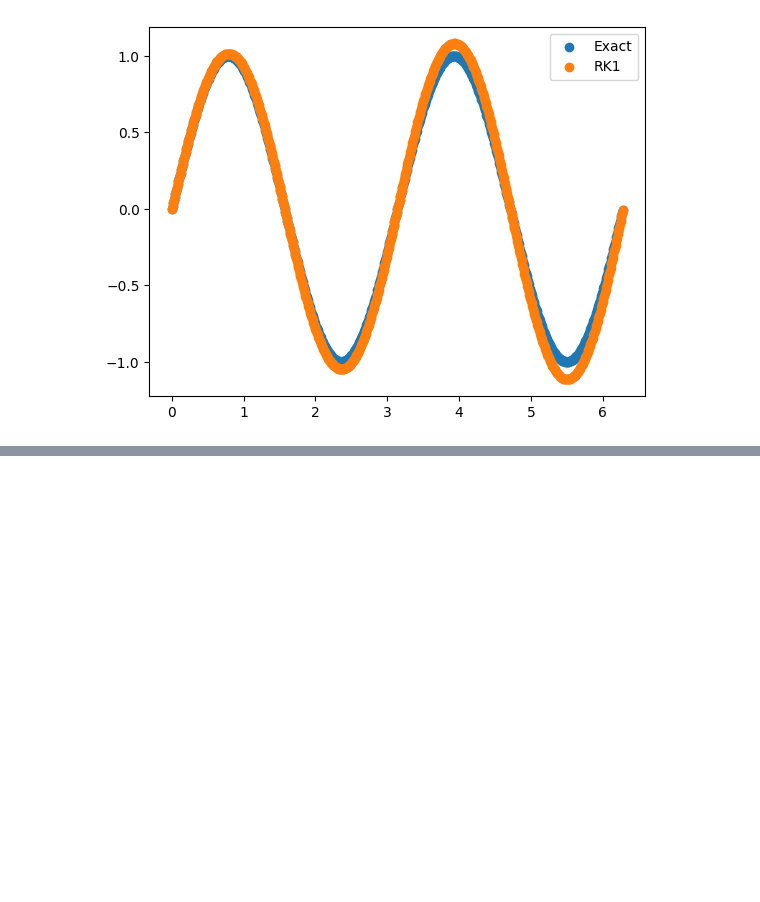
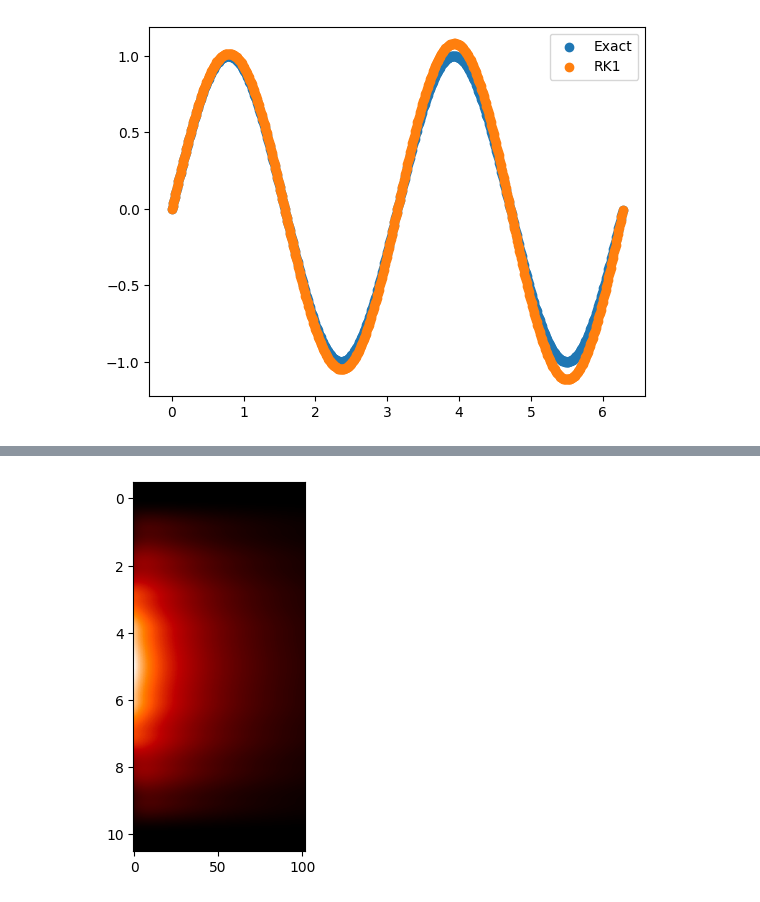
Before and after one commit to ruehlef/PHYS4606_Spring2024, a Jupyter notebook: week 7/Week 7 - Higher order RK.ipynb, the cells around one changed output, grey strips where cells are left out. Cells and saved outputs as stored; diff of their text form; code cells hidden in the pictures; blank space fills up the shorter version.

```diff
--- a/week 7/Week 7 - Higher order RK.ipynb
+++ b/week 7/Week 7 - Higher order RK.ipynb
@@ -50,0 +95,18 @@ plt.legend()
+# %%
+def finite_difference(u_n):
+    u_next = [0 for _ in range(len(u_n))]
+    for j in range(1, len(u_n) - 1):
+        u_next[j] = k/h**2 * (u_n[j+1] - 2 * u_n[j] + u_n[j-1]) + u_n[j]
+    return u_next
+# %%
+h, k = .1, .002
+ts = np.arange(0, .2 + .1*k, k)
+xs = np.arange(0, 1 + .1*h, h)
+us = [(-np.exp(-10/4) + np.exp(-10 * (xs - .5)**2)).tolist()]
+# %%
+for t in ts:
+    us.append(finite_difference(us[-1]))
+# %%
+plt.imshow(np.transpose(us), cmap='gist_heat',aspect=20);
+# %% [output]
+[figure, added]
```
Also changed, not shown: parts of 9 cells of this notebook.
